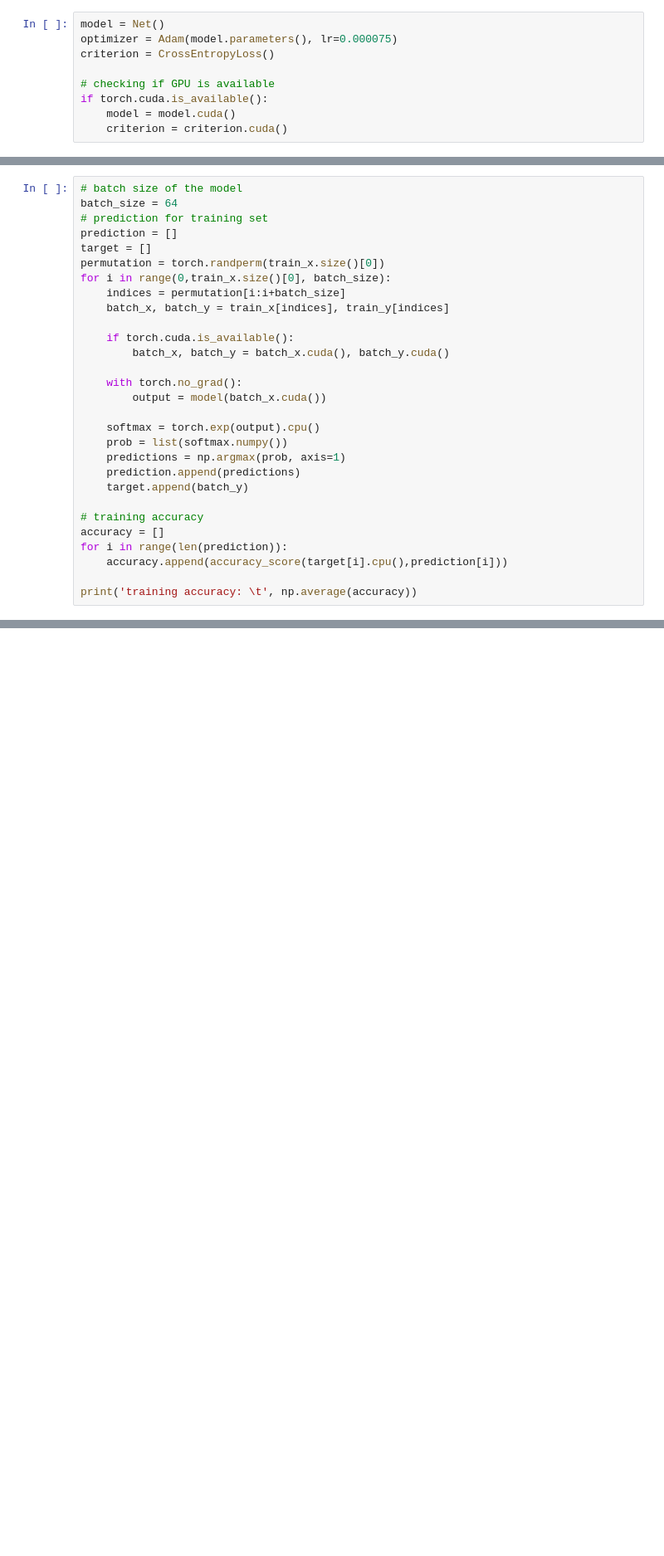
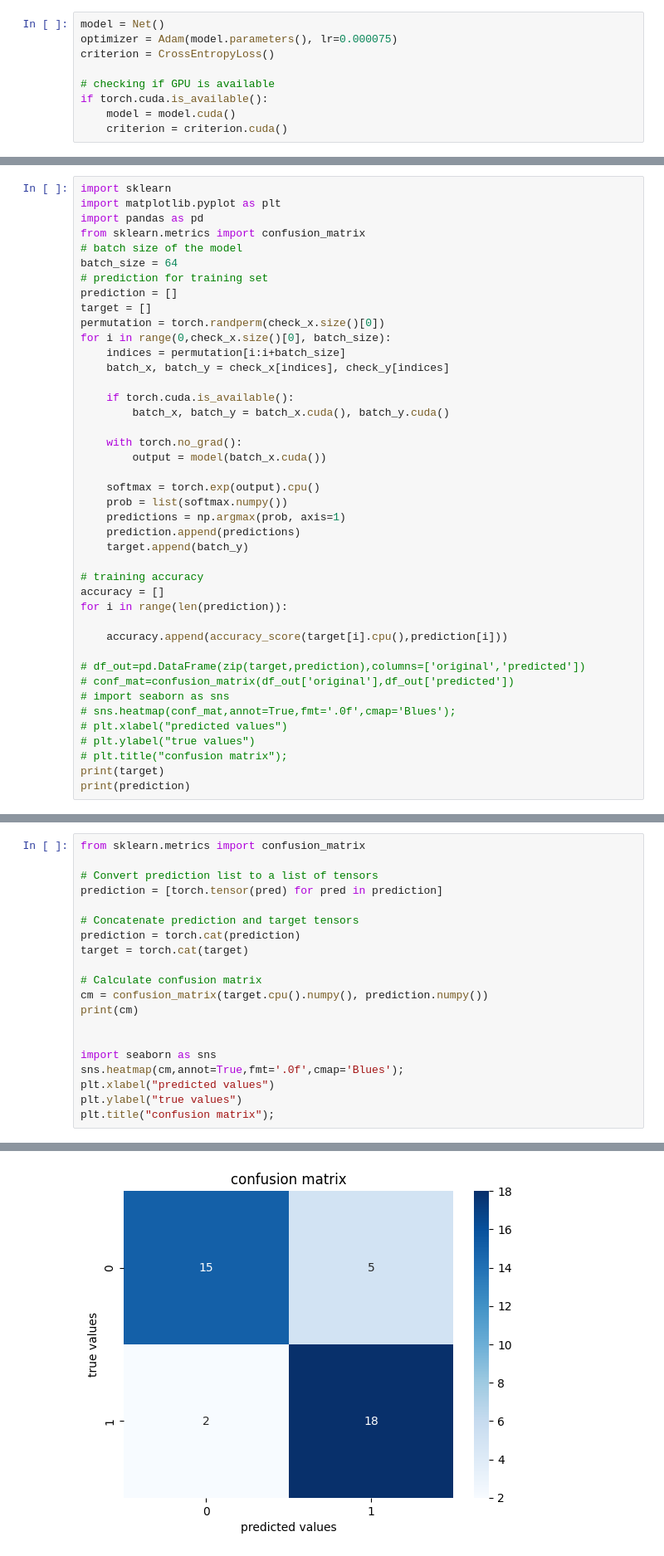
Before and after one commit to RoyDibs/Rebars-and-debris-Classiffication, a Jupyter notebook: CNN_RebarsClassifier.ipynb, the cells around one changed output, grey strips where cells are left out. Shown at 83% size. Cells and saved outputs as stored; diff of their text form; blank space fills up the shorter version.

```diff
--- a/CNN_RebarsClassifier.ipynb
+++ b/CNN_RebarsClassifier.ipynb
@@ -207,13 +364,17 @@ epoch:   50      training loss:          0.12605194639610617
 # %%
+import sklearn
+import matplotlib.pyplot as plt
+import pandas as pd
+from sklearn.metrics import confusion_matrix
 # batch size of the model
 batch_size = 64
 # prediction for training set
 prediction = []
 target = []
-permutation = torch.randperm(train_x.size()[0])
-for i in range(0,train_x.size()[0], batch_size):
+permutation = torch.randperm(check_x.size()[0])
+for i in range(0,check_x.size()[0], batch_size):
     indices = permutation[i:i+batch_size]
-    batch_x, batch_y = train_x[indices], train_y[indices]
+    batch_x, batch_y = check_x[indices], check_y[indices]
 
     if torch.cuda.is_available():
         batch_x, batch_y = batch_x.cuda(), batch_y.cuda()
@@ -230,7 +391,16 @@ for i in range(0,train_x.size()[0], batch_size):
 # training accuracy
 accuracy = []
 for i in range(len(prediction)):
+
     accuracy.append(accuracy_score(target[i].cpu(),prediction[i]))
 
-print('training accuracy: \t', np.average(accuracy))
+# df_out=pd.DataFrame(zip(target,prediction),columns=['original','predicted'])
+# conf_mat=confusion_matrix(df_out['original'],df_out['predicted'])
+# import seaborn as sns
+# sns.heatmap(conf_mat,annot=True,fmt='.0f',cmap='Blues');
+# plt.xlabel("predicted values")
+# plt.ylabel("true values")
+# plt.title("confusion matrix");
+print(target)
+print(prediction)
 # %% [output]
@@ -271,0 +411,21 @@ Test accuracy:   0.8958333333333333
+# %%
+from sklearn.metrics import confusion_matrix
+
+# Convert prediction list to a list of tensors
+prediction = [torch.tensor(pred) for pred in prediction]
+
+# Concatenate prediction and target tensors
+prediction = torch.cat(prediction)
+target = torch.cat(target)
+
+# Calculate confusion matrix
+cm = confusion_matrix(target.cpu().numpy(), prediction.numpy())
+print(cm)
+
+
+import seaborn as sns
+sns.heatmap(cm,annot=True,fmt='.0f',cmap='Blues');
+plt.xlabel("predicted values")
+plt.ylabel("true values")
+plt.title("confusion matrix");
+# %% [output]
@@ -272,3 +434,4 @@ Test accuracy:   0.8958333333333333
+[figure, added]
 # %%
 model = torch.load('CNN-model.pth')
 image_path = '/content/2.png' #Specify the image path
```
Also changed, not shown: parts of 11 cells of this notebook.
